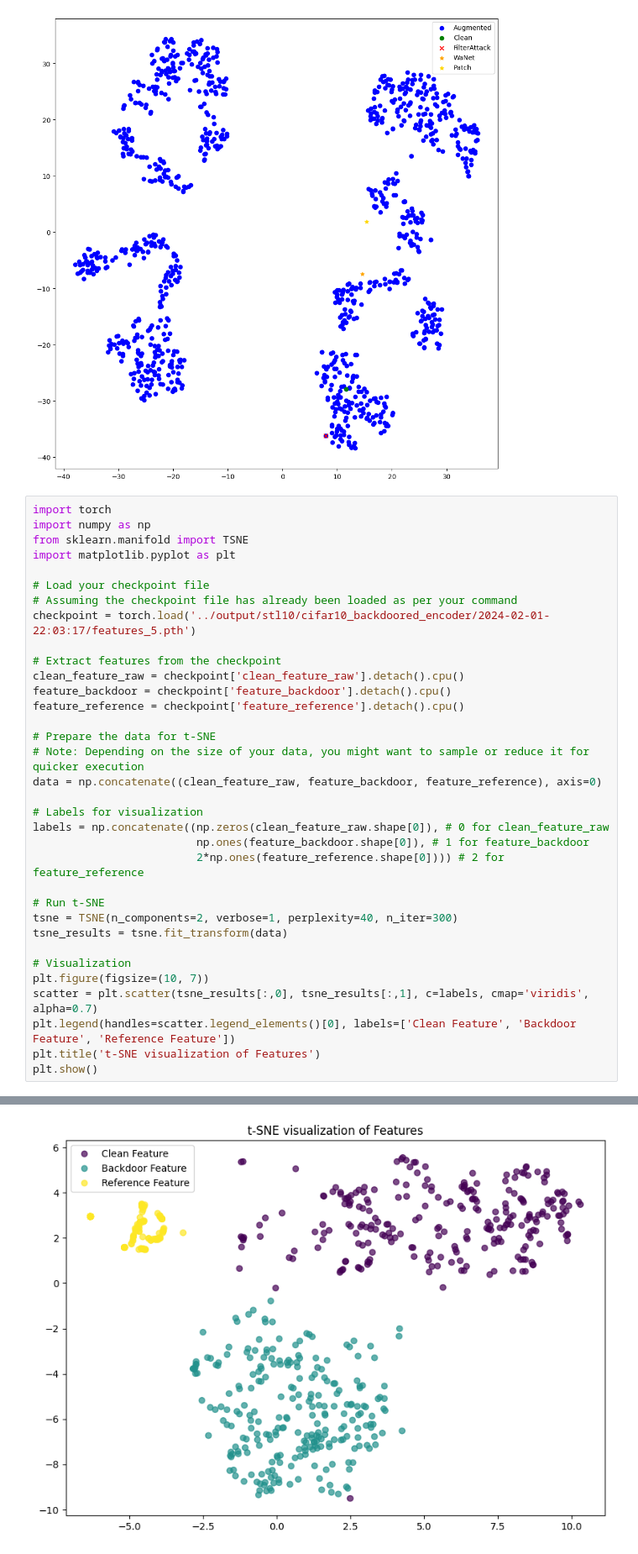
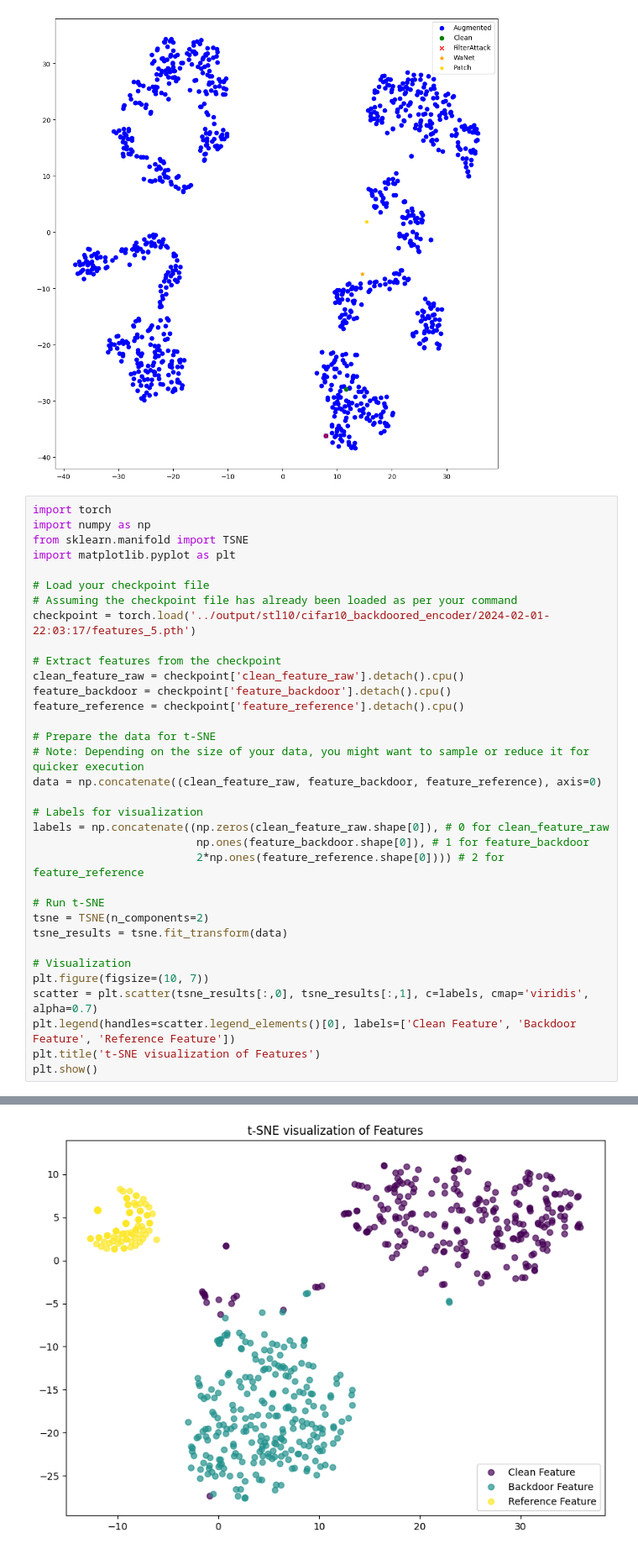
Before and after one commit to Zhang-Henry/badencoder_filter, a Jupyter notebook: visualize/insight.ipynb, the cells around one changed output, grey strips where cells are left out. Shown at 84% size. Cells and saved outputs as stored; diff of their text form.

```diff
--- a/visualize/insight.ipynb
+++ b/visualize/insight.ipynb
@@ -227,7 +227,7 @@ labels = np.concatenate((np.zeros(clean_feature_raw.shape[0]), # 0 for clean_fea
                          2*np.ones(feature_reference.shape[0]))) # 2 for feature_reference
 
 # Run t-SNE
-tsne = TSNE(n_components=2, verbose=1, perplexity=40, n_iter=300)
+tsne = TSNE(n_components=2)
 tsne_results = tsne.fit_transform(data)
 
 # Visualization
@@ -247 +240 @@ plt.show()
-[figure, old version]
+[figure, new version]
```
Also changed, not shown: parts of 2 cells of this notebook, 3 other files.
